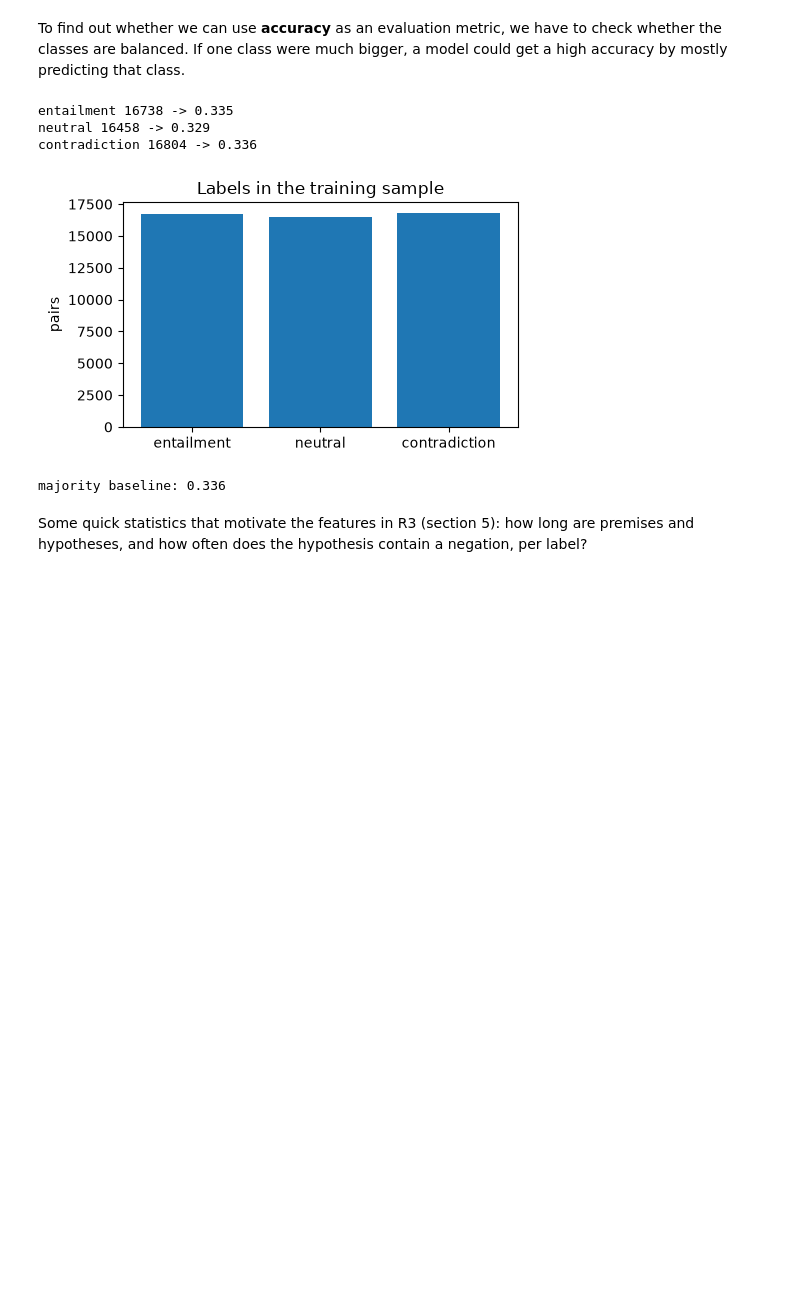
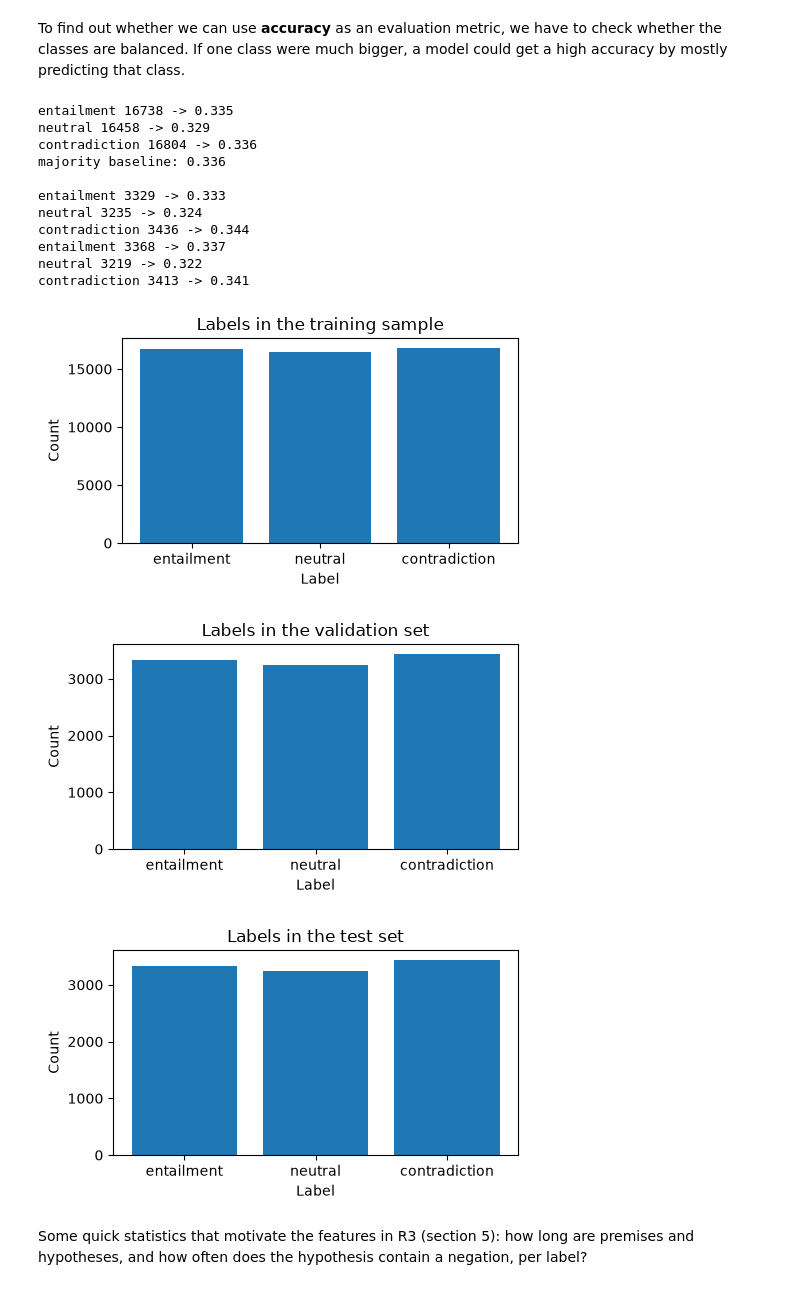
Before and after one commit to vidalisa/natural-language-inference, a Jupyter notebook: project1.ipynb, the cells around one changed output. Cells and saved outputs as stored; diff of their text form; code cells hidden in the pictures; blank space fills up the shorter version.

```diff
--- a/project1.ipynb
+++ b/project1.ipynb
@@ -111,27 +113,70 @@ To find out whether we can use **accuracy** as an evaluation metric, we have to
 # %%
 label_counts = Counter()
 for pair, label in train_pairs:
     label_counts[LABELS.name(label)] += 1
 
 for name in LABELS:
     print(name, label_counts[name], "->", round(label_counts[name] / len(train_pairs), 3))
 
 plt.figure(figsize=(5, 3))
 plt.bar(list(LABELS), [label_counts[name] for name in LABELS])
 plt.title("Labels in the training sample")
-plt.ylabel("pairs")
+plt.ylabel("Count")
+plt.xlabel("Label")
 plt.tight_layout()
-plt.show()
+plt.savefig("results/graphs/label_counts_train")
 
 # majority baseline: the accuracy you get by always predicting the biggest class
 majority = max(label_counts.values()) / len(train_pairs)
 print("majority baseline:", round(majority, 3))
+print()
+
+# Counting in validation set
+label_counts_val = Counter()
+for ex in snli["validation"]:
+    label_counts_val[LABELS.name(ex["label"])] += 1
+
+for name in LABELS:
+    print(name, label_counts_val[name], "->", round(label_counts_val[name] / len(snli["validation"]), 3))
+
+plt.figure(figsize=(5, 3))
+plt.bar(list(LABELS), [label_counts_val[name] for name in LABELS])
+plt.title("Labels in the validation set")
+plt.ylabel("Count")
+plt.xlabel("Label")
+plt.tight_layout()
+plt.savefig("results/graphs/label_counts_validation")
+
+# Counting in test set
+label_counts_test = Counter()
+for ex in snli["test"]:
+    label_counts_test[LABELS.name(ex["label"])] += 1
+
+for name in LABELS:
+    print(name, label_counts_test[name], "->", round(label_counts_test[name] / len(snli["test"]), 3))
+
+plt.figure(figsize=(5, 3))
+plt.bar(list(LABELS), [label_counts_val[name] for name in LABELS])
+plt.title("Labels in the test set")
+plt.ylabel("Count")
+plt.xlabel("Label")
+plt.tight_layout()
+plt.savefig("results/graphs/label_counts_test")
 # %% [output]
 entailment 16738 -> 0.335
 neutral 16458 -> 0.329
 contradiction 16804 -> 0.336
+majority baseline: 0.336
+
+entailment 3329 -> 0.333
+neutral 3235 -> 0.324
+contradiction 3436 -> 0.344
+entailment 3368 -> 0.337
+neutral 3219 -> 0.322
+contradiction 3413 -> 0.341
-[figure, old version]
+[figure, new version]
-majority baseline: 0.336
+[figure, added]
+[figure, added]
 # %% [markdown]
 Some quick statistics that motivate the features in R3 (section 5): how long are premises and hypotheses, and how often does the hypothesis contain a negation, per label?
 # %%
```
Also changed, not shown: parts of 21 cells of this notebook, 1 other file.
